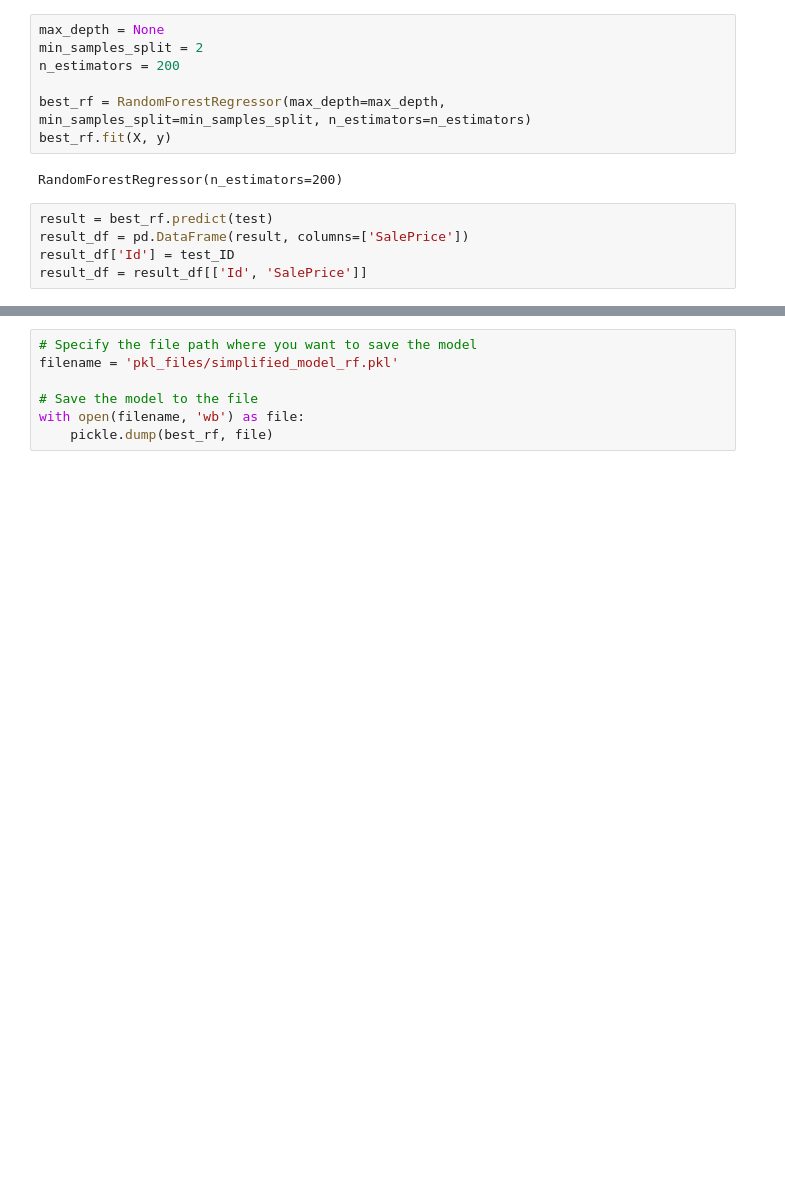
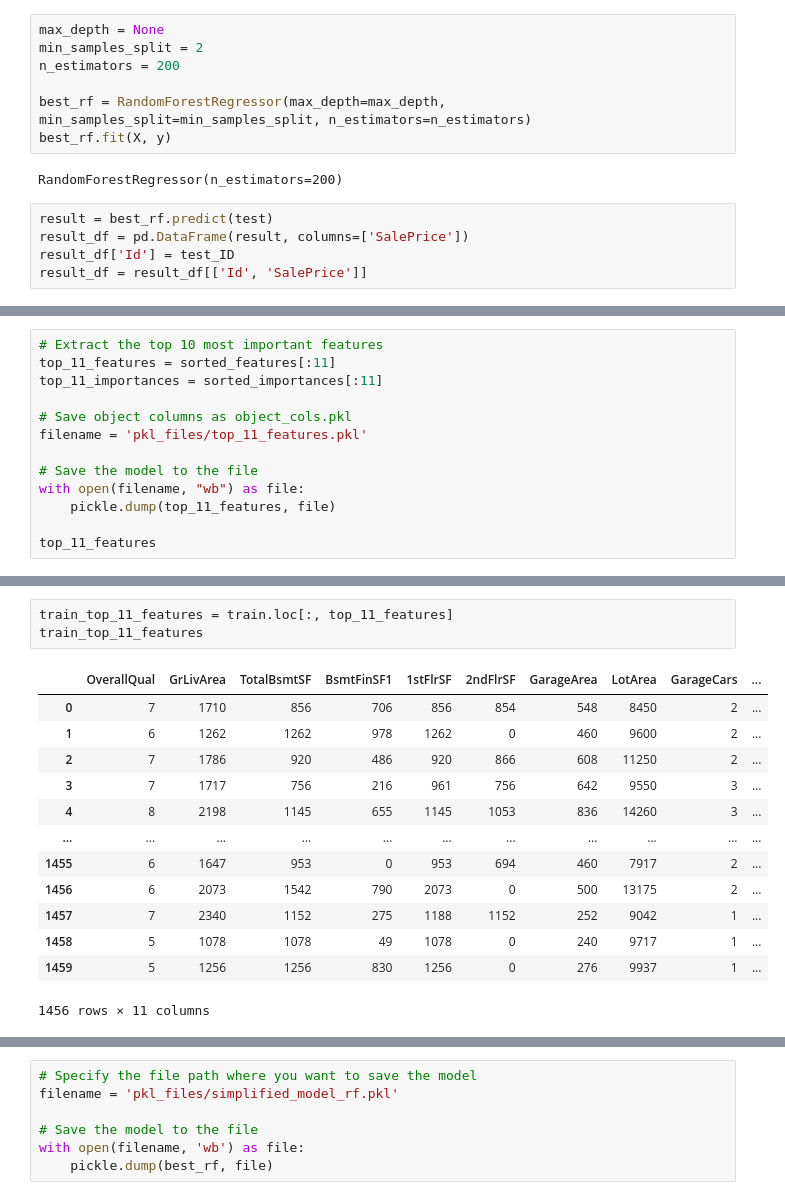
Before and after one commit to hslee0824/banking_data, a Jupyter notebook: server/building_model/simplified_version.ipynb, the cells around one changed output, grey strips where cells are left out. Saved outputs shown, nothing was run; the diff lists cells and outputs as text; blank space fills up the shorter version.

```diff
--- a/server/building_model/simplified_version.ipynb
+++ b/server/building_model/simplified_version.ipynb
@@ -355,0 +377,13 @@ result_df = result_df[['Id', 'SalePrice']]
+# %%
+# Extract the top 10 most important features
+top_11_features = sorted_features[:11]
+top_11_importances = sorted_importances[:11]
+
+# Save object columns as object_cols.pkl
+filename = 'pkl_files/top_11_features.pkl'
+
+# Save the model to the file
+with open(filename, "wb") as file:
+    pickle.dump(top_11_features, file)
+
+top_11_features
@@ -355,0 +402,17 @@ result_df = result_df[['Id', 'SalePrice']]
+# %%
+train_top_11_features = train.loc[:, top_11_features]
+train_top_11_features
+# %% [output]
+|  | OverallQual | GrLivArea | TotalBsmtSF | BsmtFinSF1 | 1stFlrSF | 2ndFlrSF | GarageArea | LotArea | GarageCars | ... |
+| 0 | 7 | 1710 | 856 | 706 | 856 | 854 | 548 | 8450 | 2 | ... |
+| 1 | 6 | 1262 | 1262 | 978 | 1262 | 0 | 460 | 9600 | 2 | ... |
+| 2 | 7 | 1786 | 920 | 486 | 920 | 866 | 608 | 11250 | 2 | ... |
+| 3 | 7 | 1717 | 756 | 216 | 961 | 756 | 642 | 9550 | 3 | ... |
+| 4 | 8 | 2198 | 1145 | 655 | 1145 | 1053 | 836 | 14260 | 3 | ... |
+| ... | ... | ... | ... | ... | ... | ... | ... | ... | ... | ... |
+| 1455 | 6 | 1647 | 953 | 0 | 953 | 694 | 460 | 7917 | 2 | ... |
+| 1456 | 6 | 2073 | 1542 | 790 | 2073 | 0 | 500 | 13175 | 2 | ... |
+| 1457 | 7 | 2340 | 1152 | 275 | 1188 | 1152 | 252 | 9042 | 1 | ... |
+| 1458 | 5 | 1078 | 1078 | 49 | 1078 | 0 | 240 | 9717 | 1 | ... |
+| 1459 | 5 | 1256 | 1256 | 830 | 1256 | 0 | 276 | 9937 | 1 | ... |
+1456 rows × 11 columns
```
Also changed, not shown: parts of 7 cells of this notebook, 12 other files.
